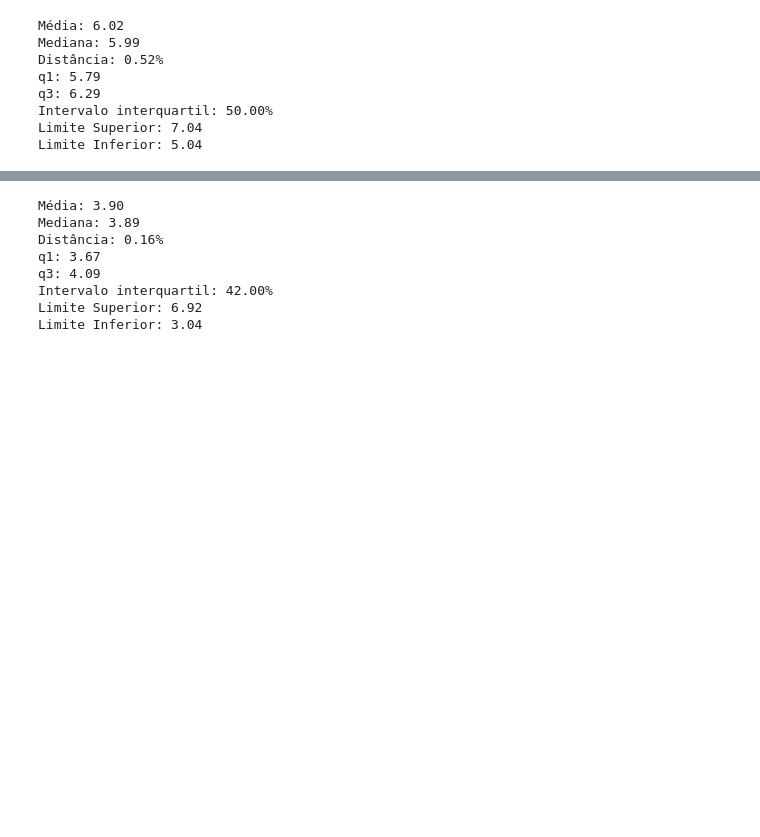
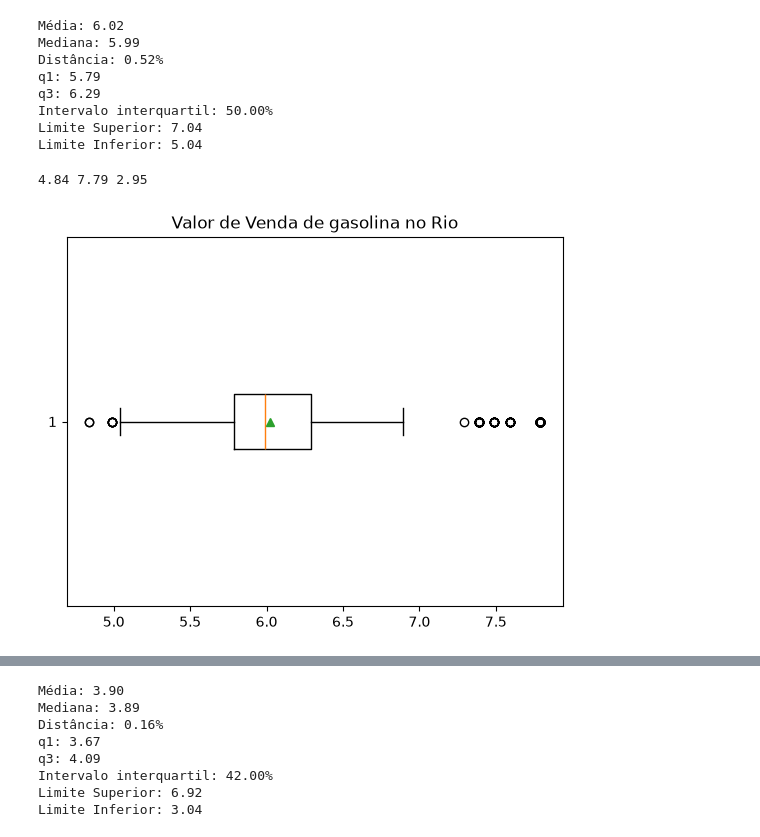
Before and after one commit to ghenriqueh/UC2_senac_projeto_dados, a Jupyter notebook: analise_anp.ipynb, the cells around one changed output, grey strips where cells are left out. Saved outputs shown, nothing was run; the diff lists cells and outputs as text; code cells hidden in the pictures; blank space fills up the shorter version.

```diff
--- a/analise_anp.ipynb
+++ b/analise_anp.ipynb
@@ -128,6 +143,20 @@ q3: 6.29
 Intervalo interquartil: 50.00%
 Limite Superior: 7.04
 Limite Inferior: 5.04
+# %%
+menor = array_venda_gasolina_rio.min()
+maior = array_venda_gasolina_rio.max()
+amplitude = maior - menor
+
+print(menor, maior, amplitude)
+# %% [output]
+4.84 7.79 2.95
+# %%
+plt.boxplot(array_venda_gasolina_rio, orientation='horizontal', showmeans=True)
+plt.title('Valor de Venda de gasolina no Rio')
+plt.show()
+# %% [output]
+[figure, added]
 # %%
 #Sim, alguns poucos postos praticam médias de valores acima do padrão porém o valor não é extremamente fora do padrão praticado.
 # %%
```
Also changed, not shown: parts of 12 cells of this notebook.
